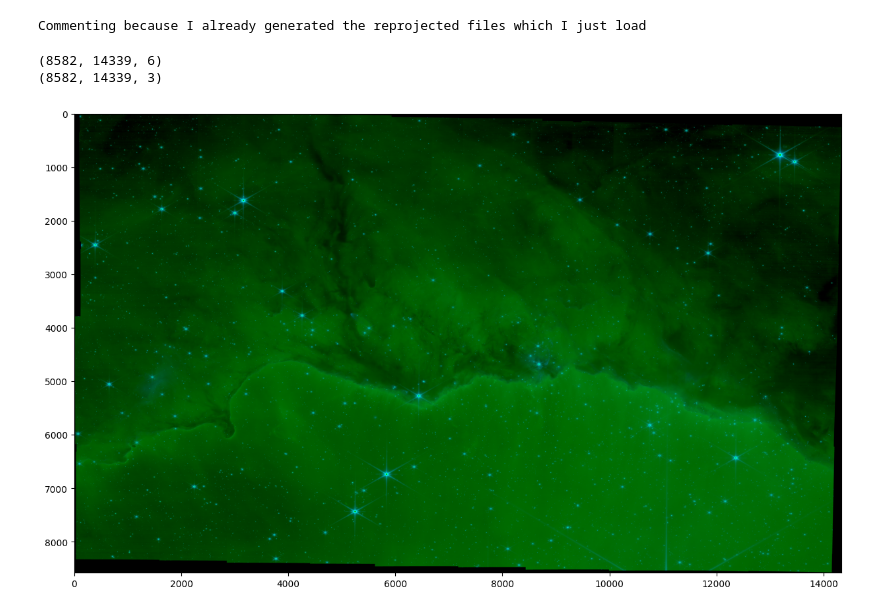
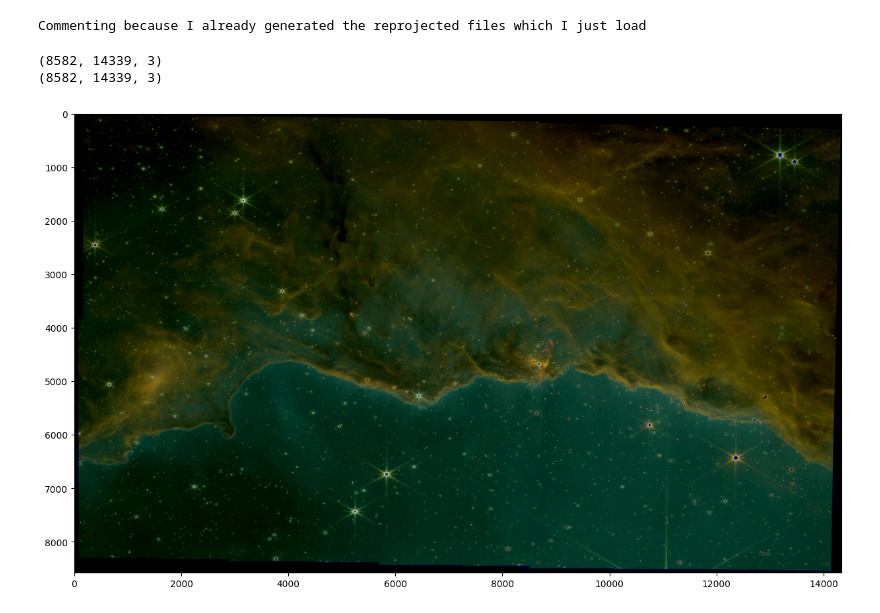
Before and after one commit to pagrawal4/astr-19, a Jupyter notebook: final-project/final-project.ipynb, the cells around one changed output. Drawn from its saved outputs; the diff is of its cells as text; code cells hidden in the pictures.

Commit message:
Mapped to suggested 6 colors for RGB image

```diff
--- a/final-project/final-project.ipynb
+++ b/final-project/final-project.ipynb
@@ -270,40 +270,41 @@ hdu5 = fits.open(reproj_fname5)
 
 data1 = hdu1['SCI'].data
 data2 = hdu2['SCI'].data
 data3 = hdu3['SCI'].data
 data4 = hdu4['SCI'].data
 data5 = hdu5['SCI'].data
 
-data_all = np.zeros((data.shape[0], data.shape[1], 6))
-data_all[:,:,0] = data
-data_all[:,:,1] = data1
-data_all[:,:,2] = data2
-data_all[:,:,3] = data3
-data_all[:,:,4] = data4
-data_all[:,:,5] = data5
+data_all = np.zeros((data.shape[0], data.shape[1], 3))
+data_all[:,:,2] = data + 0.5*data1
+#data_all[:,:,1] = 0.5*data1
+data_all[:,:,1] = data2 + 0.5*data1 + 0.5*data3 + 0.647*data4
+#data_all[:,:,3] = data3
+#data_all[:,:,4] = data4
+data_all[:,:,0] = data5 + data4 + 0.5*data3
+
 
 data_all_res = rescale_image(data_all)
 print(np.shape(data_all_res))
 
 
 def remap(data):
     # copy the data to avoid accidently overwriting it
     data_tmp = data.copy()
     dmin = data_tmp.min()
     dmax = data_tmp.max()
     return (data_tmp - dmin)/(dmax - dmin)
 
 
 ## TO FIX: Create the final rgb image using all six images
 ## Right now, we are just using the first three images as the R, G, and B components of the final image
 
 rgb_image = remap(data_all_res[:,:,0:3])
 print(np.shape(rgb_image))
 
 plt.imshow(rgb_image)
-plt.savefig('rgb_image.png')
+plt.savefig('NGC3324RGBImage.png')
 plt.show()
 # %% [output]
-(8582, 14339, 6)
 (8582, 14339, 3)
+(8582, 14339, 3)
-[figure, old version]
+[figure, new version]
```
